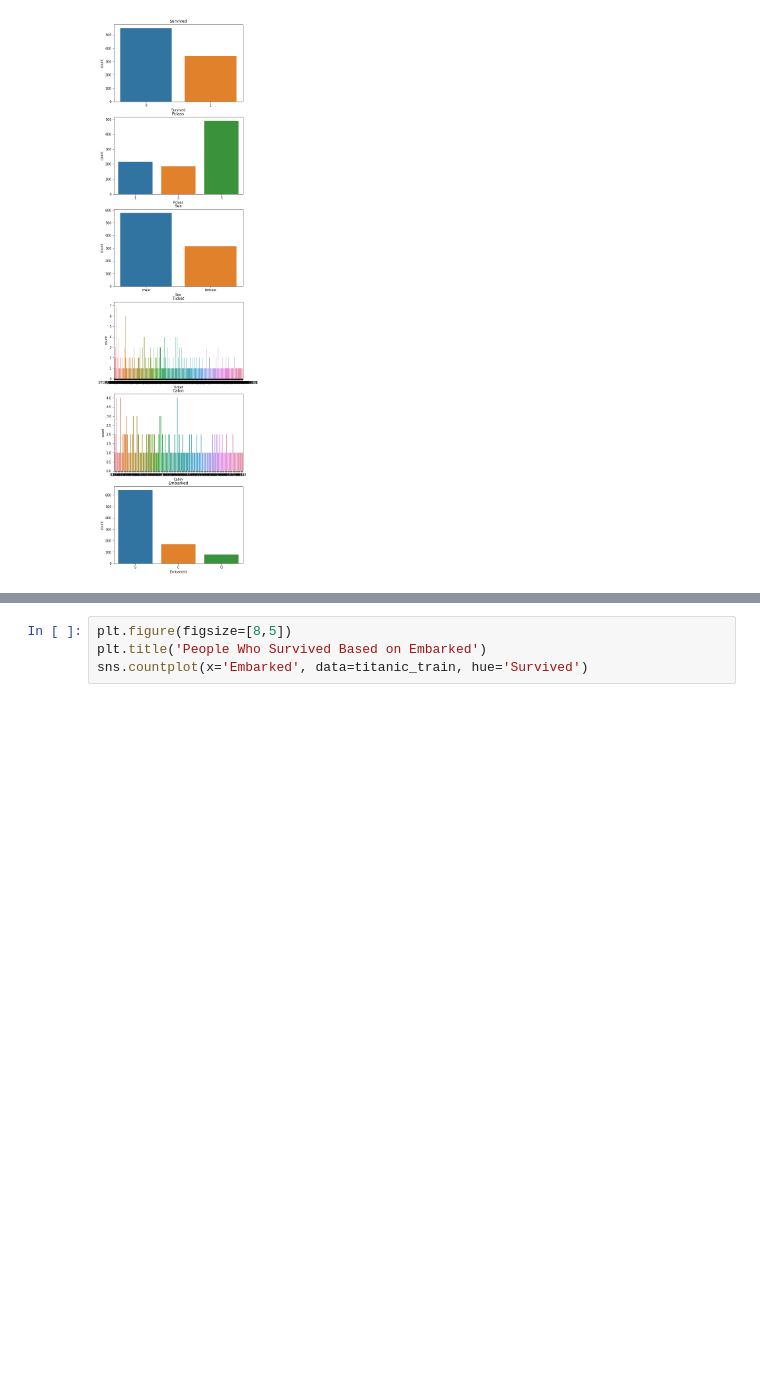
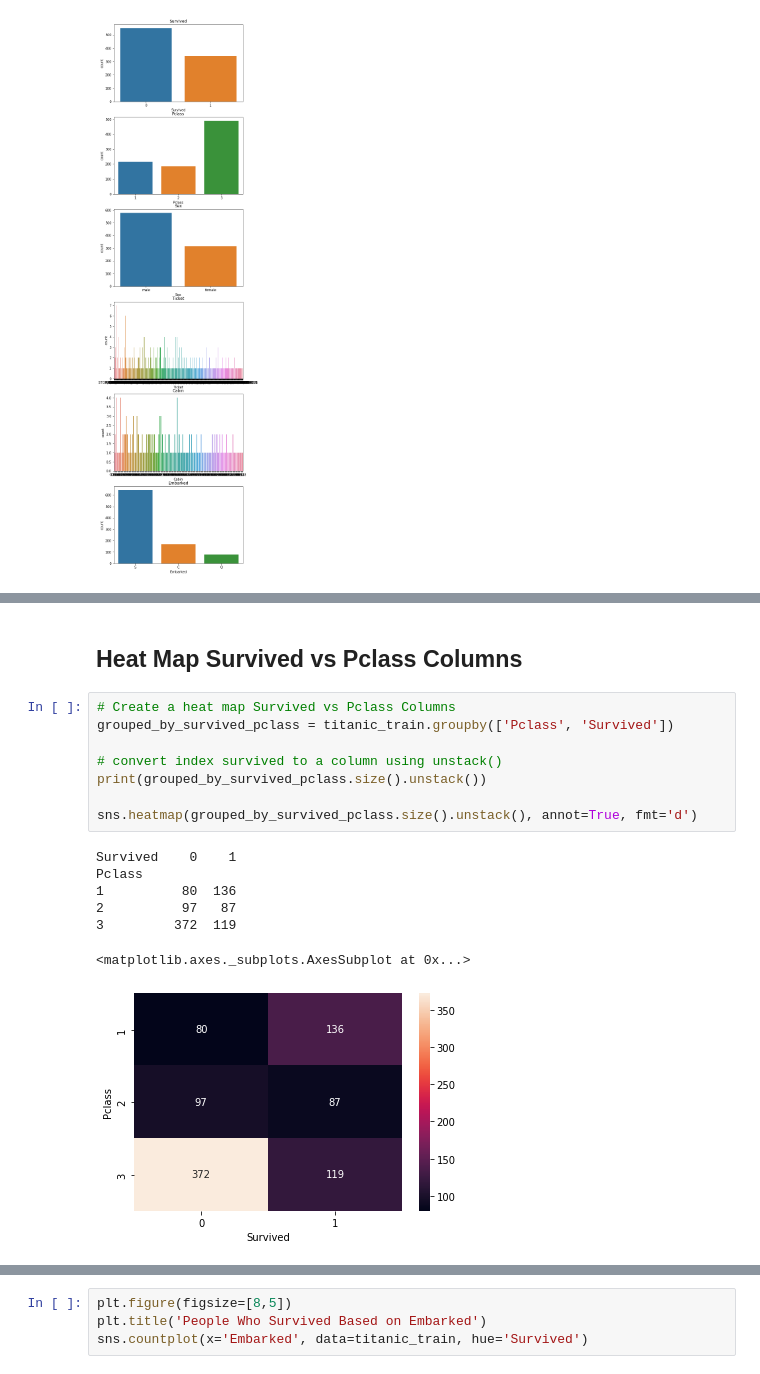
Before and after one commit to marcellinus-witarsah/dataScienceMiniProjects, a Jupyter notebook: TitanicSurvivalModel/Titanic Third.ipynb, the cells around one changed output, grey strips where cells are left out. Cells and saved outputs as stored; diff of their text form; blank space fills up the shorter version.

```diff
--- a/TitanicSurvivalModel/Titanic Third.ipynb
+++ b/TitanicSurvivalModel/Titanic Third.ipynb
@@ -170,0 +242,18 @@ As we can see that a lot of people in the Pclass=1 survived the titanic while in
+# %% [markdown]
+## Heat Map Survived vs Pclass Columns
+# %%
+# Create a heat map Survived vs Pclass Columns
+grouped_by_survived_pclass = titanic_train.groupby(['Pclass', 'Survived'])
+
+# convert index survived to a column using unstack()
+print(grouped_by_survived_pclass.size().unstack())
+
+sns.heatmap(grouped_by_survived_pclass.size().unstack(), annot=True, fmt='d')
+# %% [output]
+Survived    0    1
+Pclass
+1          80  136
+2          97   87
+3         372  119
+<matplotlib.axes._subplots.AxesSubplot at 0x...>
+[figure, added]
```
Also changed, not shown: parts of 23 cells of this notebook.
